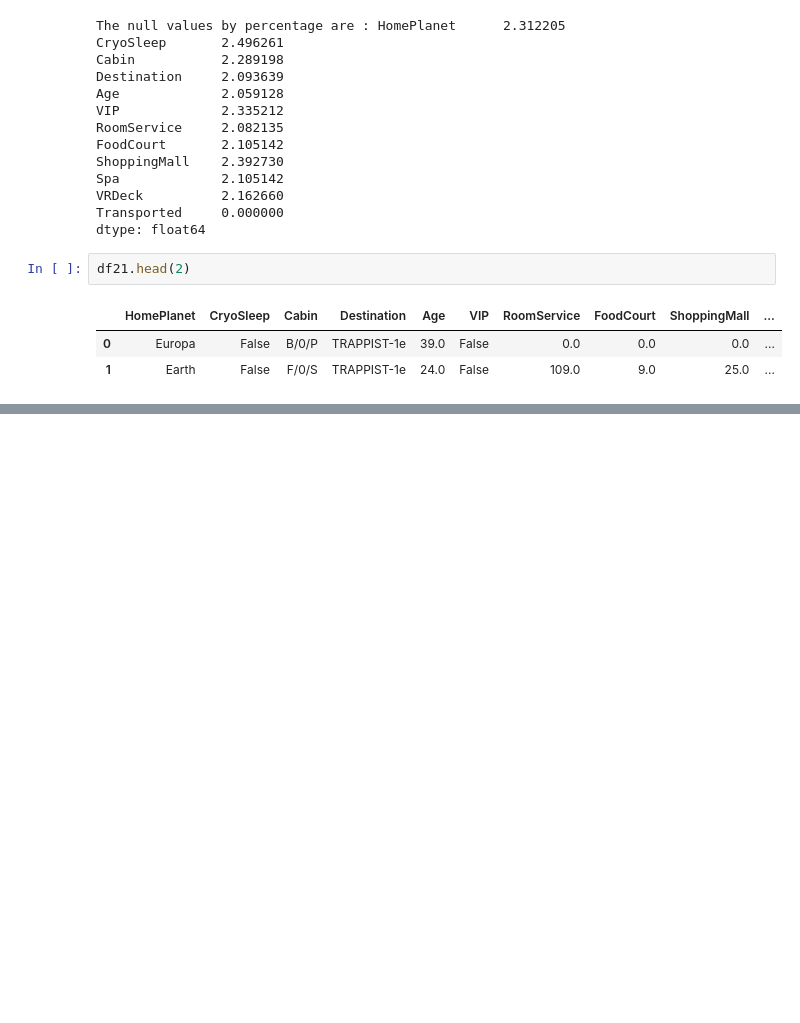
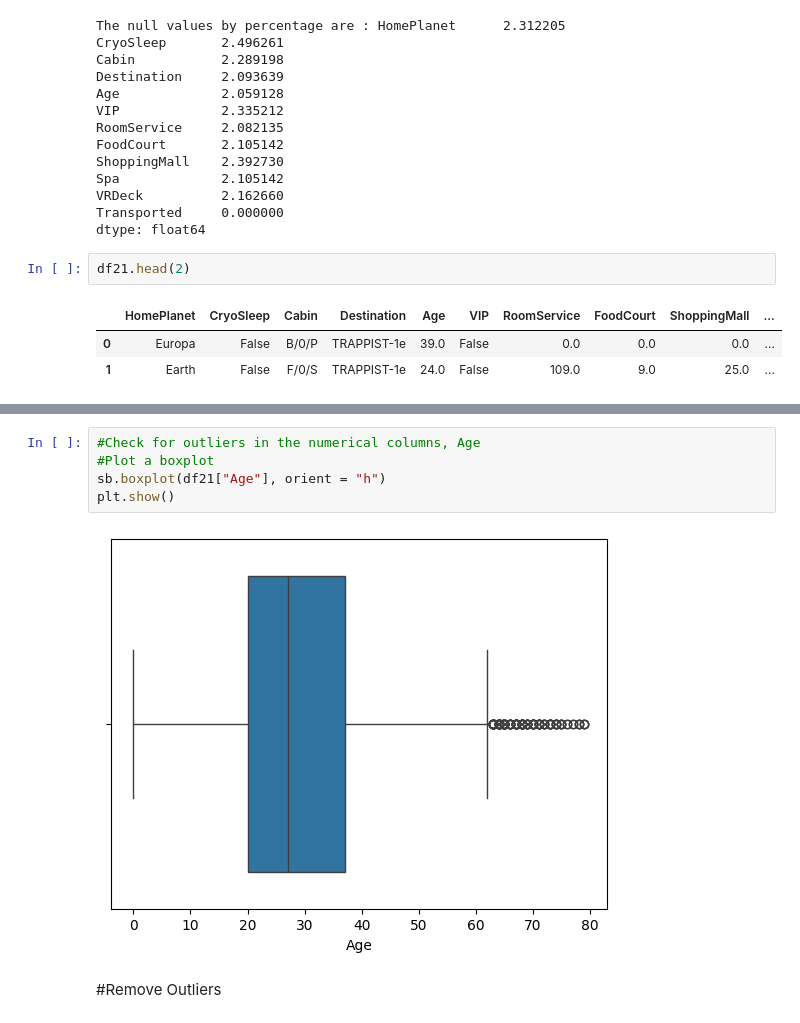
Before and after one commit to awaaat/Machine_learning-Deep_learning, a Jupyter notebook: Titanic_survival_classification_project.ipynb, the cells around one changed output, grey strips where cells are left out. Cells and saved outputs as stored; diff of their text form; blank space fills up the shorter version.

```diff
--- a/Titanic_survival_classification_project.ipynb
+++ b/Titanic_survival_classification_project.ipynb
@@ -184,0 +286,9 @@ dtype: int64
+# %%
+#Check for outliers in the numerical columns, Age
+#Plot a boxplot
+sb.boxplot(df21["Age"], orient = "h")
+plt.show()
+# %% [output]
+[figure, added]
+# %% [markdown]
+#Remove Outliers
```
Also changed, not shown: parts of 41 cells of this notebook.
